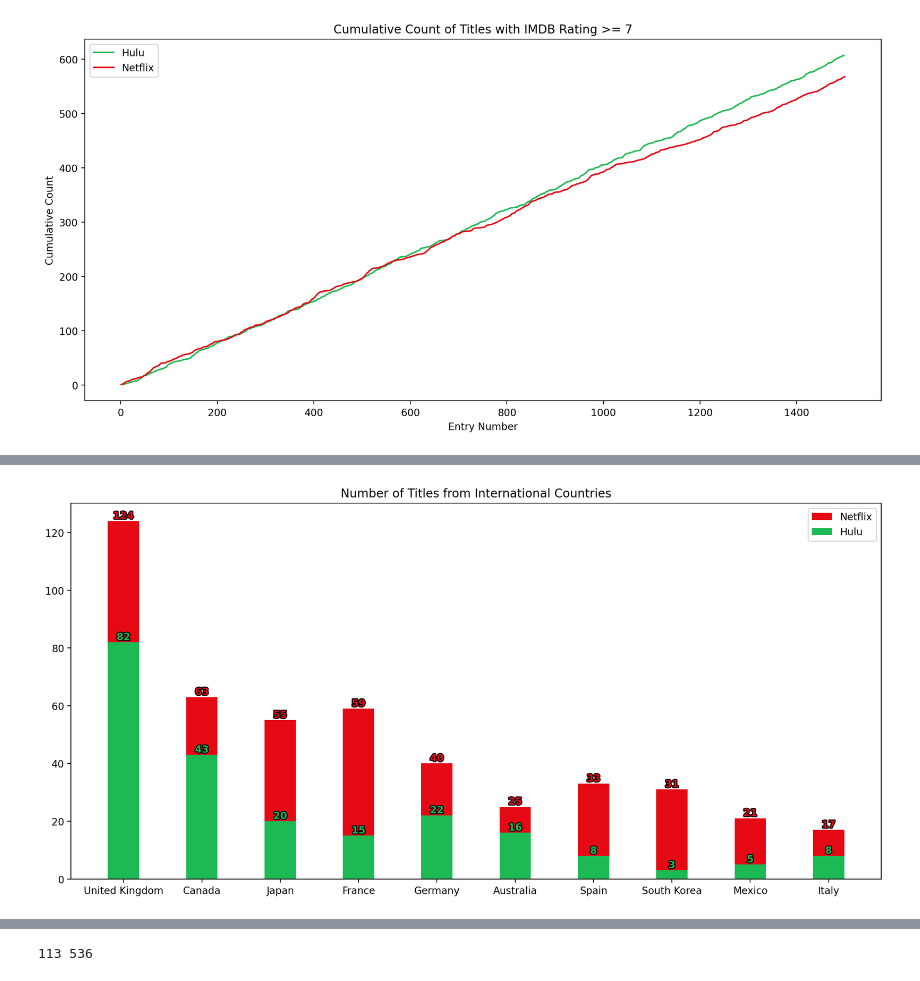
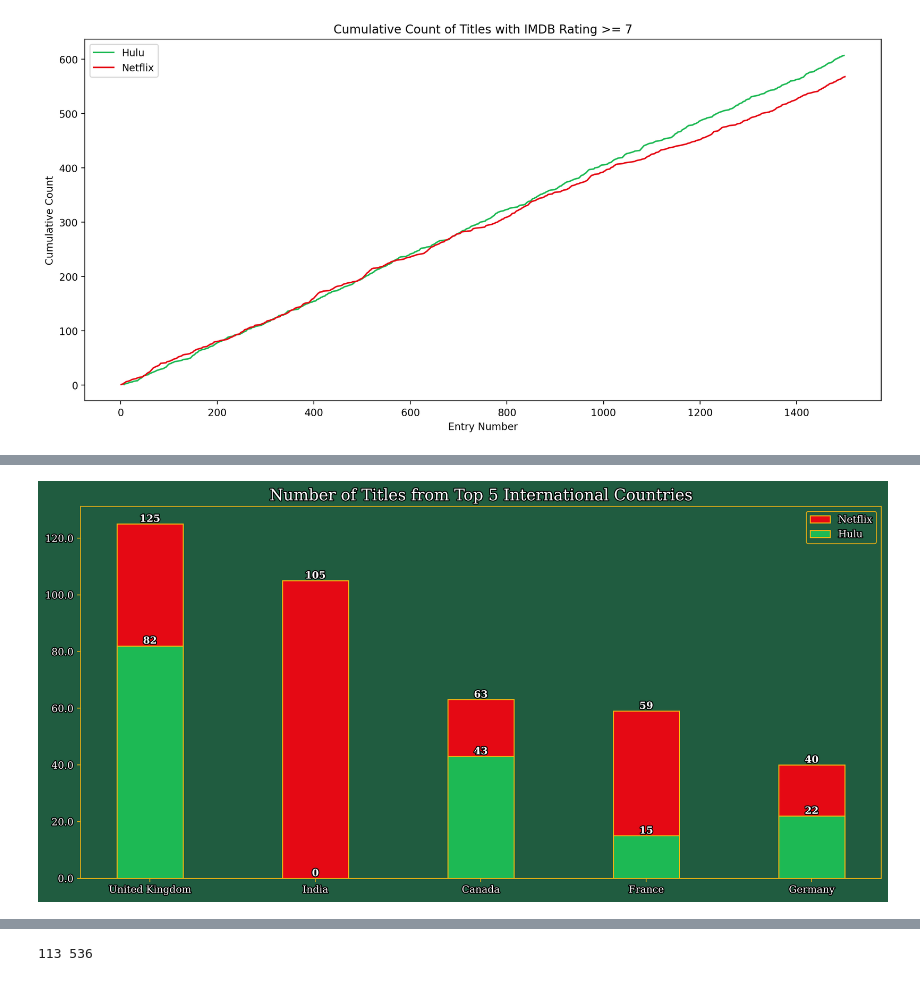
Before and after one commit to P-Panda1/msds593_group32, a Jupyter notebook: graphs1.ipynb, the cells around one changed output, grey strips where cells are left out. Drawn from its saved outputs; the diff is of its cells as text; code cells hidden in the pictures.

```diff
--- a/graphs1.ipynb
+++ b/graphs1.ipynb
@@ -96,3 +97,22 @@ plt.tight_layout()
 plt.show()
 # %% [output]
 [figure]
+# %%
+def inCheck(checklist, lst):
+    if isinstance(lst, float):
+        return False
+    if isinstance(lst, type):
+        return False
+    for i in checklist:
+        if i in lst:
+            return True
+    return False
+
+countries = ['United Kingdom', 'India', 'Canada', 'France', 'Germany']
+nCountryDic={}
+hCountryDic={}
+
+for i in countries:
+    hCountryDic[i] = len(dfHulu1500[[inCheck([i], x) for x in dfHulu1500["country"]]])
+    nCountryDic[i] = len(dfNetflix1500[[inCheck([i], x) for x in dfNetflix1500["country"]]])
+print(hCountryDic, nCountryDic)
@@ -99,43 +121,63 @@ plt.show()
 # %%
-import matplotlib.patheffects as path_effects
-
-dfHulu1500_countries = dfHulu1500['country'].str.split(
-    ', ', expand=True).stack().reset_index(level=1, drop=True)
-dfNetflix1500_countries = dfNetflix1500['country'].str.split(
-    ', ', expand=True).stack().reset_index(level=1, drop=True)
-
-hulu_country_counts = dfHulu1500_countries.value_counts()
-netflix_country_counts = dfNetflix1500_countries.value_counts()
-
-combined_country_counts = (hulu_country_counts + netflix_country_counts).drop(
-    'United States', errors='ignore').nlargest(10)
-
-hulu_country_counts = hulu_country_counts[combined_country_counts.index]
-netflix_country_counts = netflix_country_counts[combined_country_counts.index]
-
 fig, ax = plt.subplots(figsize=(12, 6))
 
 width = 0.4
-bars2 = ax.bar(netflix_country_counts.index, netflix_country_counts.values,
-               width=width, label='Netflix', color='#E50914')
-bars1 = ax.bar(hulu_country_counts.index, hulu_country_counts.values,
-               width=width, label='Hulu', color='#1DB954')
+bars2 = ax.bar(nCountryDic.keys(), nCountryDic.values(),
+               width=width, label='Netflix', color='#E50914', edgecolor="#f7b512")
+bars1 = ax.bar(hCountryDic.keys(), hCountryDic.values(),
+               width=width, label='Hulu', color='#1DB954', edgecolor="#f7b512")
 
-ax.set_title('Number of Titles from International Countries')
-ax.legend()
-ax.set_xticklabels(netflix_country_counts.index, rotation=0)
+ax.set_title('Number of Titles from Top 5 International Countries',
+             color="white", font='Serif', size=16, path_effects=[plt.matplotlib.patheffects.withStroke(linewidth=2, foreground='black')])
+
+# ax.set_xlabel('Country', color="white", font='Serif', size=12, path_effects=[
+#               plt.matplotlib.patheffects.withStroke(linewidth=2, foreground='black')])
+
+# ax.set_ylabel('Number of Titles', color="white", font='Serif', size=12, path_effects=[
+#               plt.matplotlib.patheffects.withStroke(linewidth=2, foreground='black')])
+
+
+legend = ax.legend(facecolor="#205c40", edgecolor="#f7b512", prop={
+                   'size': 10, 'weight': 'normal', 'family': 'Serif'})
+
+for text in legend.get_texts():
+    text.set_color('white')
+    text.set_path_effects([path_effects.Stroke(
+        linewidth=2, foreground='black'), path_effects.Normal()])
+
+ax.tick_params(axis='x', colors='#f7b512')
+ax.tick_params(axis='y', colors='#f7b512')
+ax.set_xticklabels(nCountryDic.keys(), color="white", font='Serif', rotation=0, path_effects=[
+                   plt.matplotlib.patheffects.withStroke(linewidth=2, foreground='black')])
+ax.set_yticklabels(ax.get_yticks(), color="white", font='Serif', rotation=0, path_effects=[
+                   plt.matplotlib.patheffects.withStroke(linewidth=2, foreground='black')])
 
 for bar in bars1:
     yval = bar.get_height()
-    ax.text(bar.get_x() + bar.get_width()/2.0, yval, int(yval), va='bottom', ha='center', color='#1DB954', fontsize=10,
-            fontweight='bold', path_effects=[plt.matplotlib.patheffects.withStroke(linewidth=2, foreground='black')])
+    ax.text(bar.get_x() + bar.get_width()/2.0, yval, int(yval), va='bottom', ha='center', color='white', fontsize=10,
+            fontweight='bold', font='Serif', path_effects=[plt.matplotlib.patheffects.withStroke(linewidth=2, foreground='black')])
 
 for bar in bars2:
     yval = bar.get_height()
-    ax.text(bar.get_x() + bar.get_width()/2.0, yval, int(yval), va='bottom', ha='center', color='#E50914', fontsize=10,
-            fontweight='bold', path_effects=[plt.matplotlib.patheffects.withStroke(linewidth=2, foreground='black')])
+    ax.text(bar.get_x() + bar.get_width()/2.0, yval, int(yval), va='bottom', ha='center', color='white', fontsize=10,
+            fontweight='bold', font='Serif', path_effects=[plt.matplotlib.patheffects.withStroke(linewidth=2, foreground='black')])
+
+fig.patch.set_facecolor('#205c40')
+ax.set_facecolor('#205c40')
+
+ax.spines['top'].set_color("#f7b512")
+# ax.spines['top'].set_visible(False)
+
+ax.spines['bottom'].set_color("#f7b512")
+# ax.spines['bottom'].set_visible(False)
+
+ax.spines['left'].set_color("#f7b512")
+# ax.spines['left'].set_visible(False)
+
+ax.spines['right'].set_color("#f7b512")
+# ax.spines['right'].set_visible(False)
 
 plt.tight_layout()
 plt.show()
 # %% [output]
-[figure, old version]
+[figure, new version]
```
Also changed, not shown: parts of 9 cells of this notebook.
